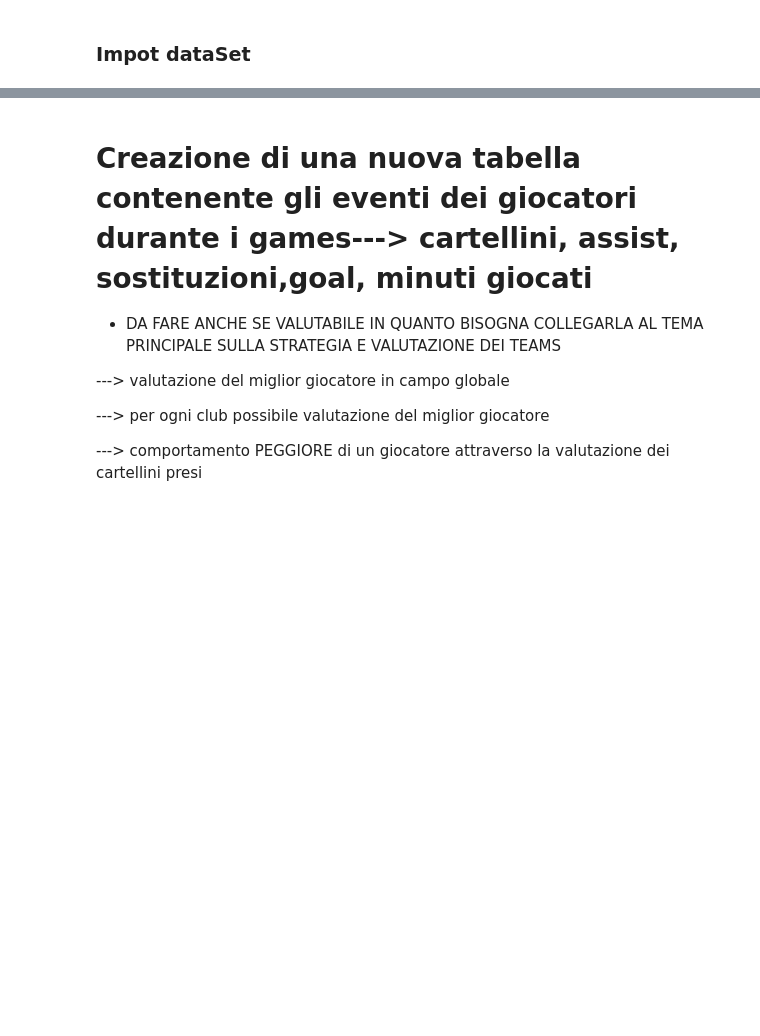
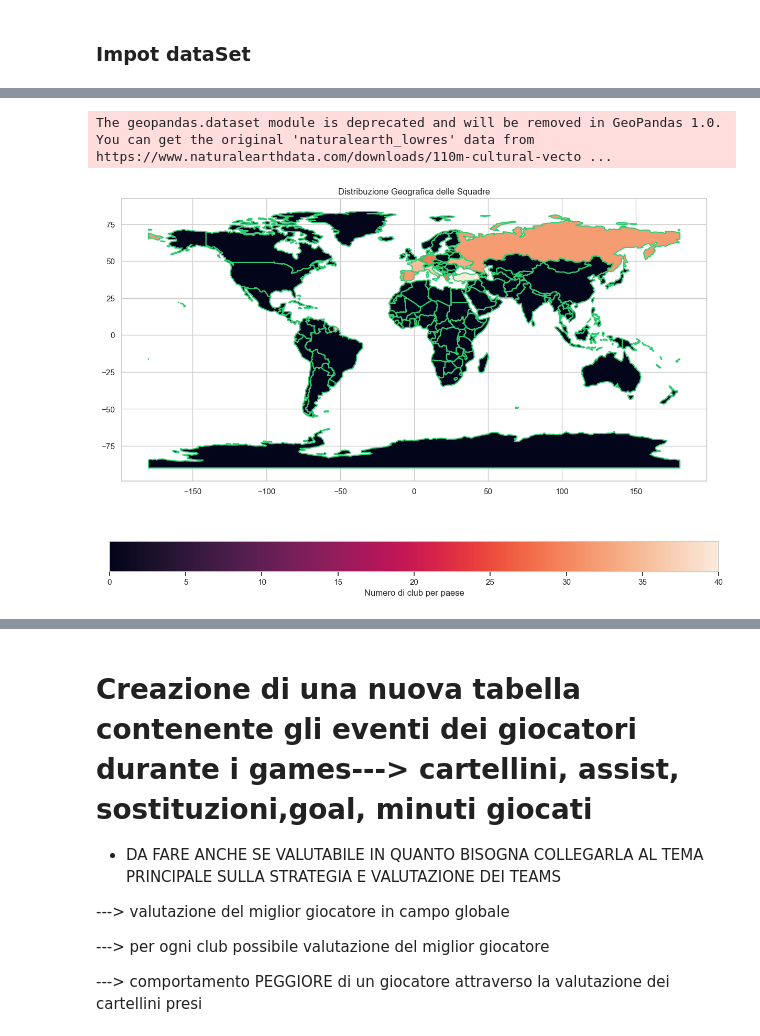
Before and after one commit to valeriogozzellino/TWEB-REACT-PROJECT, a Jupyter notebook: DataAnalysis/DataSet/ClubsAnalysis.ipynb, the cells around one changed output, grey strips where cells are left out. Drawn from its saved outputs; the diff is of its cells as text; code cells hidden in the pictures; blank space fills up the shorter version.

```diff
--- a/DataAnalysis/DataSet/ClubsAnalysis.ipynb
+++ b/DataAnalysis/DataSet/ClubsAnalysis.ipynb
@@ -73,0 +211,31 @@ dataGamesLineups.head(100)
+# %%
+
+# Supponendo di avere i dataframe caricati come dataClubs e dataCompetitions
+
+# Uniamo i dataframe sui rispettivi ID delle competizioni domestiche
+merged_data = pd.merge(dataClubs, dataCompetitions, left_on='domestic_competition_id', right_on='competition_id', how='inner')
+
+# Contiamo il numero di club per paese
+country_club_counts = merged_data['country_name'].value_counts().reset_index()
+country_club_counts.columns = ['country', 'number_of_clubs']
+
+# Carichiamo un geodataframe con i confini dei paesi
+world = gpd.read_file(gpd.datasets.get_path('naturalearth_lowres'))
+
+# Uniamo i dati dei club con il geodataframe
+world_clubs = world.merge(country_club_counts, how="left", left_on="name", right_on="country")
+
+# Impostiamo i valori NaN a 0
+world_clubs['number_of_clubs'] = world_clubs['number_of_clubs'].fillna(0)
+
+# Creiamo la mappa
+fig, ax = plt.subplots(1, 1, figsize=(15, 10))
+world_clubs.boundary.plot(ax=ax)
+world_clubs.plot(column='number_of_clubs', ax=ax, legend=True,
+                 legend_kwds={'label': "Numero di club per paese",
+                              'orientation': "horizontal"})
+plt.title('Distribuzione Geografica delle Squadre')
+plt.show()
+# %% [output]
+The geopandas.dataset module is deprecated and will be removed in GeoPandas 1.0. You can get the original 'naturalearth_lowres' data from https://www.naturalearthdata.com/downloads/110m-cultural-vecto ...
+[figure, added]
```
Also changed, not shown: parts of 33 cells of this notebook, 1 other file.
